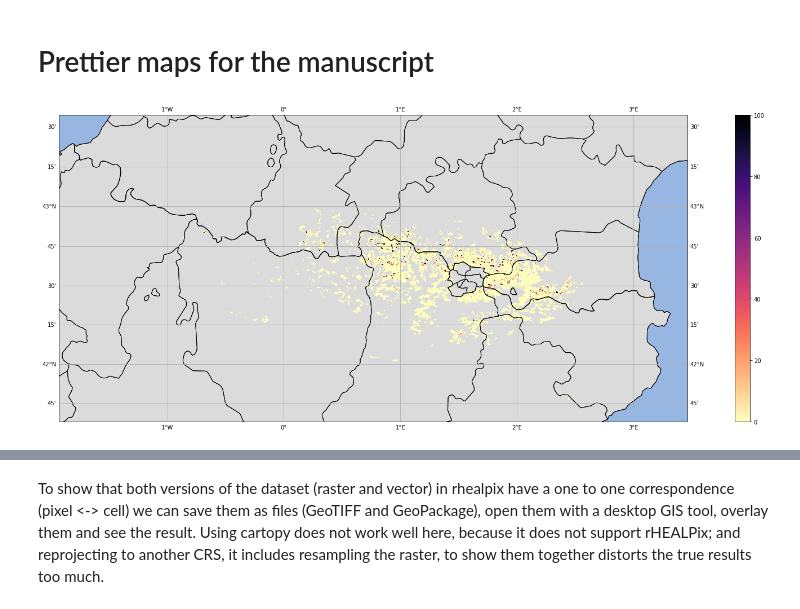
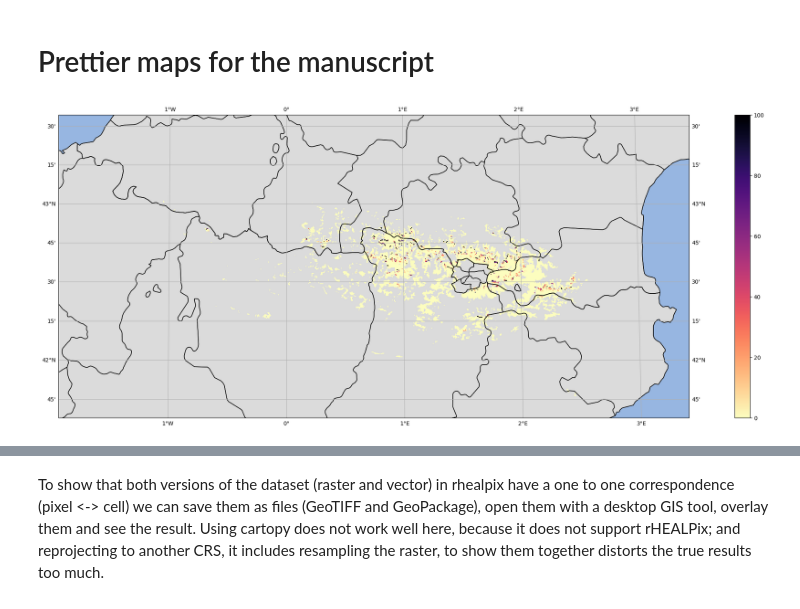
Before and after one commit to IAAA-Lab/rhealpix-opendatacube-docker, a Jupyter notebook: notebooks/Snow_Cover_Workflow.ipynb, the cells around one changed output, grey strips where cells are left out. Drawn from its saved outputs; the diff is of its cells as text; code cells hidden in the pictures.

Commit message:
Changed cartographic projection of the 'pretty' maps to Mollweide (from Mercator).

```diff
--- a/notebooks/Snow_Cover_Workflow.ipynb
+++ b/notebooks/Snow_Cover_Workflow.ipynb
@@ -447,32 +439,32 @@ MAE = 0.0; BIAS = 0.0; Spearman's rho = 1.0.
 # %%
 import cartopy.crs as ccrs
 import cartopy.feature as cf
 
 fig = plt.figure()
 # fig.suptitle("Pyrenees: absolute difference between the UTM dataset and the rHEALPix dataset projected to UTM")
 fig.set_figheight(10)
 fig.set_figwidth(30)
 
 crs = ccrs.epsg(common_crs[5:]) # Common CRS expressed as Cartopy CRS
 
-# We will be using Mercator to show our results
-ax1 = fig.add_subplot(111, projection=ccrs.Mercator())
+# We will be using Mollweide to show our results
+ax1 = fig.add_subplot(111, projection=ccrs.Mollweide())
 ax1.add_feature(cf.COASTLINE)
 ax1.add_feature(cf.BORDERS)
 ax1.add_feature(cf.STATES)
 ax1.add_feature(cf.OCEAN)
 ax1.add_feature(cf.LAND, facecolor=cf.COLORS["land_alt1"])
 ax1.gridlines(draw_labels=True, dms=True, x_inline=False, y_inline=False)
 
 differencePyrenees.difference.plot(ax=ax1, cmap="magma_r", add_labels=False, transform=crs)
 
 plt.show()
 # Comment the plt.show() and uncomment the next line to save as a png image.
 # plt.savefig('diffs_Pyrenees.png', bbox_inches='tight')
 # Uncomment this for a vector representation in PDF (e.g., for printing)
-# plt.savefig('diffs_Pyrenees.ppdf', bbox_inches='tight')
+# plt.savefig('diffs_Pyrenees.pdf', bbox_inches='tight')
 # %% [output]
-[figure, old version]
+[figure, new version]
 # %%
 fig = plt.figure()
 fig.set_figheight(15)
```
Also changed, not shown: parts of 8 cells of this notebook, 1 other file.
